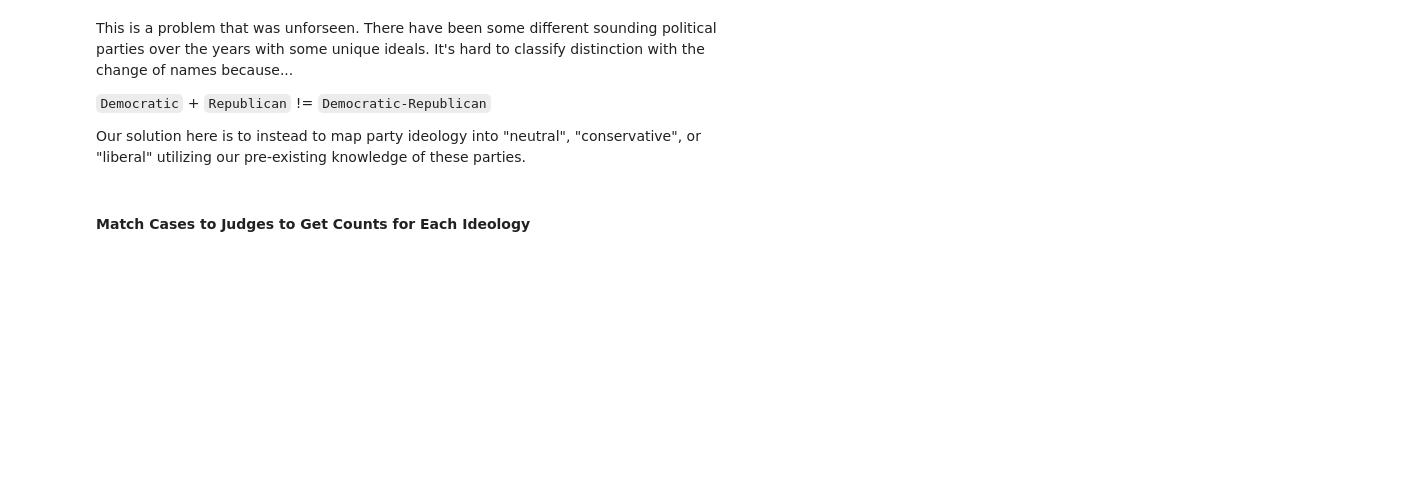
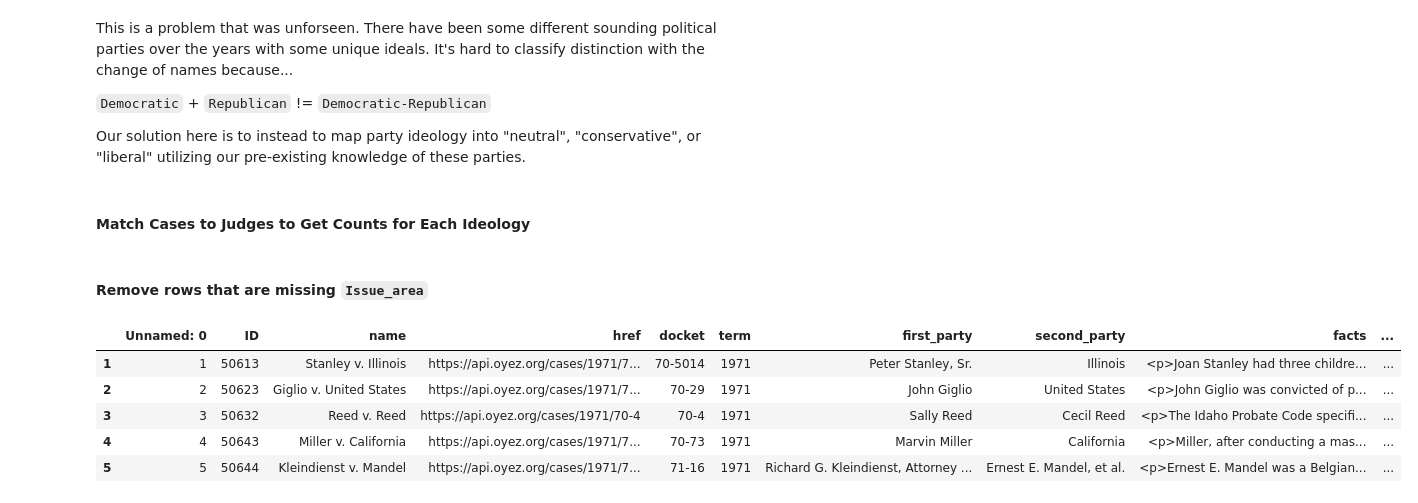
Before and after one commit to brandonowens24/Supreme_Court_Decisions, a Jupyter notebook: Notebook.ipynb, the cells around one changed output. Saved outputs shown, nothing was run; the diff lists cells and outputs as text; code cells hidden in the pictures; blank space fills up the shorter version.

Commit message:
removed missing values

```diff
--- a/Notebook.ipynb
+++ b/Notebook.ipynb
@@ -136,0 +135,12 @@ cases
+# %% [markdown]
+#### Remove rows that are missing `Issue_area`
+# %%
+cases_clean = cases[cases.issue_area.notnull()]
+cases_clean.head()
+# %% [output]
+|  | Unnamed: 0 | ID | name | href | docket | term | first_party | second_party | facts | ... |
+| 1 | 1 | 50613 | Stanley v. Illinois | https://api.oyez.org/cases/1971/7... | 70-5014 | 1971 | Peter Stanley, Sr. | Illinois | <p>Joan Stanley had three childre... | ... |
+| 2 | 2 | 50623 | Giglio v. United States | https://api.oyez.org/cases/1971/7... | 70-29 | 1971 | John Giglio | United States | <p>John Giglio was convicted of p... | ... |
+| 3 | 3 | 50632 | Reed v. Reed | https://api.oyez.org/cases/1971/70-4 | 70-4 | 1971 | Sally Reed | Cecil Reed | <p>The Idaho Probate Code specifi... | ... |
+| 4 | 4 | 50643 | Miller v. California | https://api.oyez.org/cases/1971/7... | 70-73 | 1971 | Marvin Miller | California | <p>Miller, after conducting a mas... | ... |
+| 5 | 5 | 50644 | Kleindienst v. Mandel | https://api.oyez.org/cases/1971/7... | 71-16 | 1971 | Richard G. Kleindienst, Attorney ... | Ernest E. Mandel, et al. | <p>Ernest E. Mandel was a Belgian... | ... |
```
Also changed, not shown: parts of 9 cells of this notebook.
